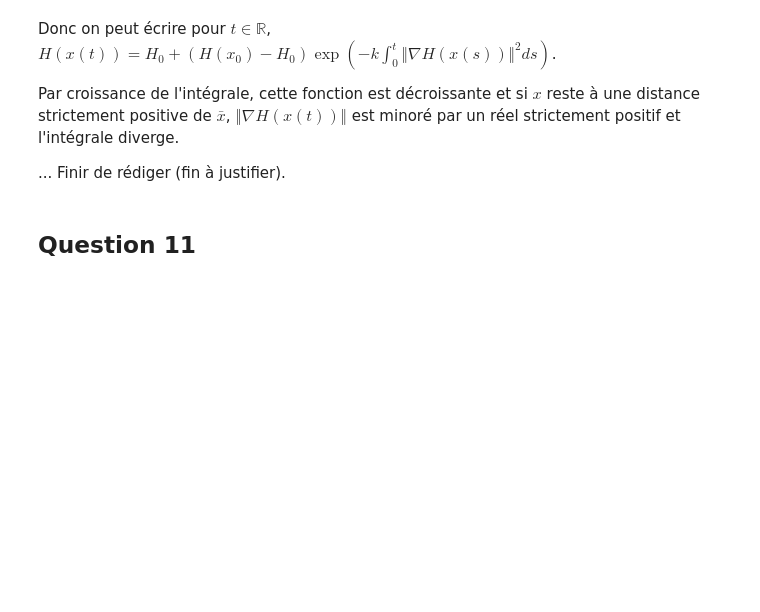
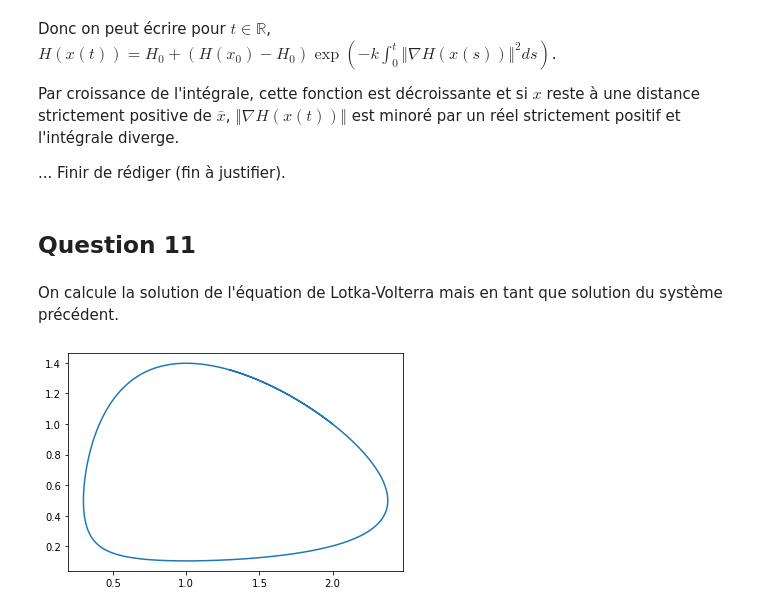
Before and after one commit to 20castro/Projet-equa-diff, a Jupyter notebook: Projet.ipynb, the cells around one changed output. Cells and saved outputs as stored; diff of their text form; code cells hidden in the pictures; blank space fills up the shorter version.

```diff
--- a/Projet.ipynb
+++ b/Projet.ipynb
@@ -431,3 +437,23 @@ Par croissance de l'intégrale, cette fonction est décroissante et si $x$ reste
 ... Finir de rédiger (fin à justifier).
 # %% [markdown]
 ## Question 11
+# %% [markdown]
+On calcule la solution de l'équation de Lotka-Volterra mais en tant que solution du système précédent.
+# %%
+def grad(f):
+    g = autograd.grad
+    def grad_f(x, y):
+        return np.array([g(f, 0)(x, y), g(f, 1)(x, y)])
+    return grad_f
+
+def F(k, H0):
+    def j(t, x):
+        tx = x[::-1]
+        u = k*grad(H)(x[0], x[1])
+        return fv(t, x) - u*(H(x[0], x[1]) - H0)
+    return j
+# %%
+T, X = solve_euler_implicit(F(52, H(2, 1)), np.array([2., 1.]), 10**(-3), 0, 9, 1000)
+plt.plot(X[:, 0], X[:, 1]);
+# %% [output]
+[figure, added]
```
Also changed, not shown: parts of 10 cells of this notebook.
